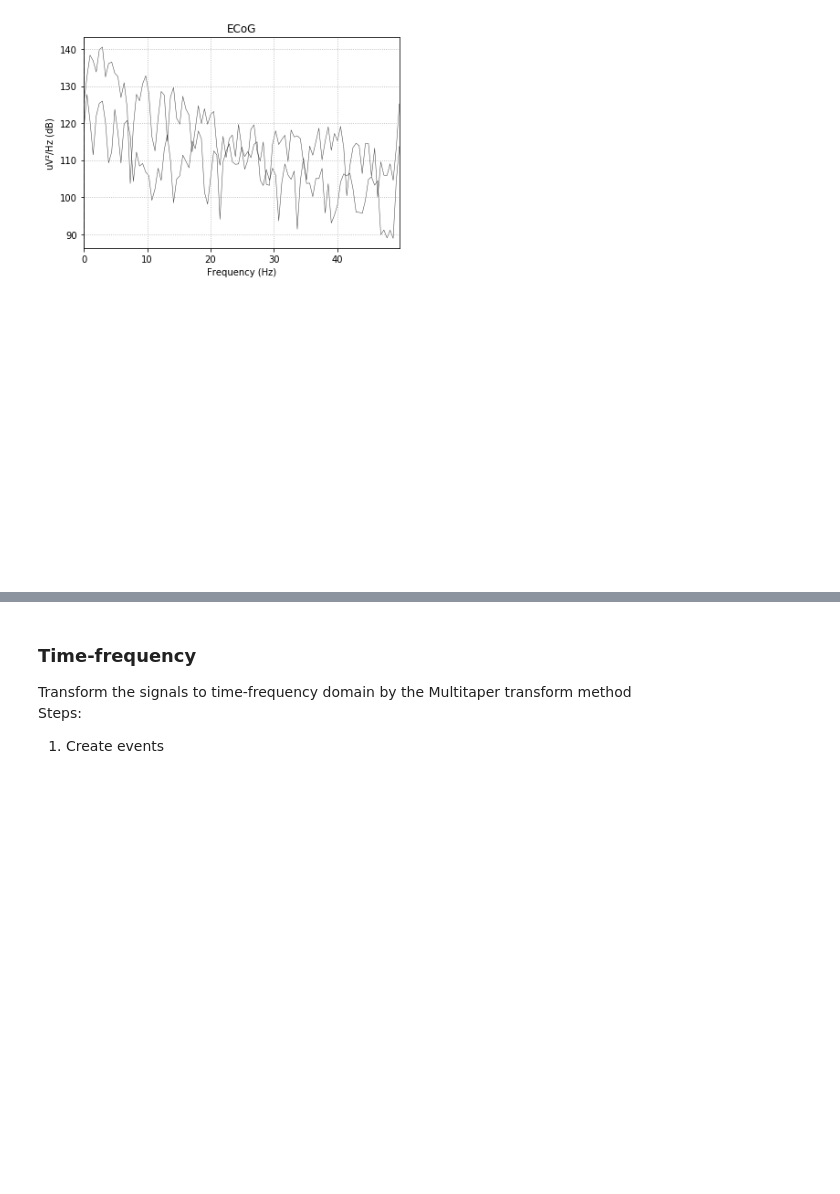
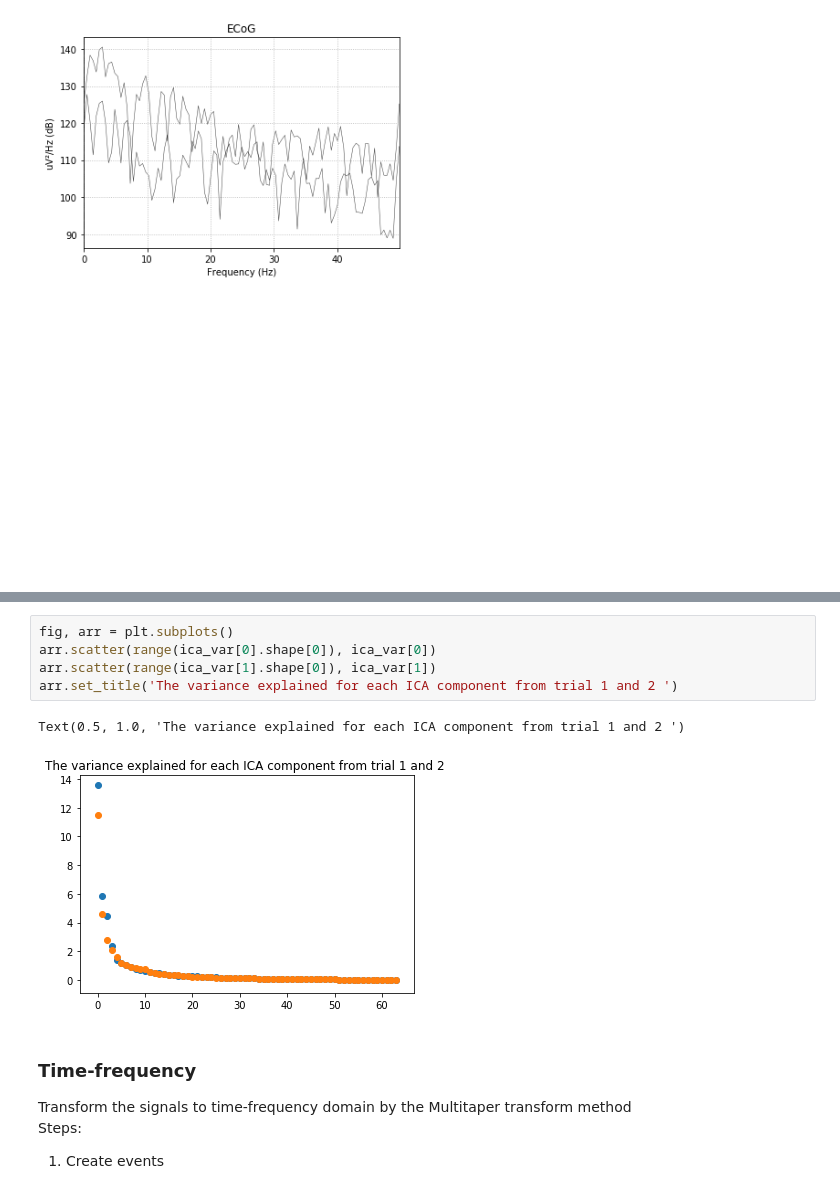
Before and after one commit to tgs2315/ECoG-SVM, a Jupyter notebook: test.ipynb, the cells around one changed output, grey strips where cells are left out. Saved outputs shown, nothing was run; the diff lists cells and outputs as text; blank space fills up the shorter version.

```diff
--- a/test.ipynb
+++ b/test.ipynb
@@ -150,3 +182,11 @@ First 20 ICA components of the second trail:
+# %%
+fig, arr = plt.subplots()
+arr.scatter(range(ica_var[0].shape[0]), ica_var[0])
+arr.scatter(range(ica_var[1].shape[0]), ica_var[1])
+arr.set_title('The variance explained for each ICA component from trial 1 and 2 ')
+# %% [output]
+Text(0.5, 1.0, 'The variance explained for each ICA component from trial 1 and 2 ')
+[figure, added]
 # %% [markdown]
 ### Time-frequency
 Transform the signals to time-frequency domain by the Multitaper transform method<br>
```
Also changed, not shown: parts of 37 cells of this notebook.
